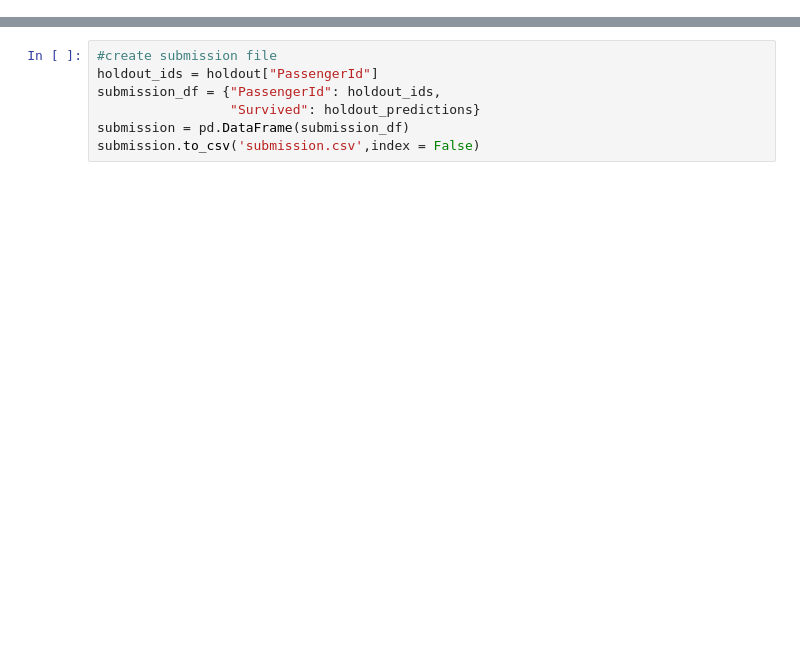
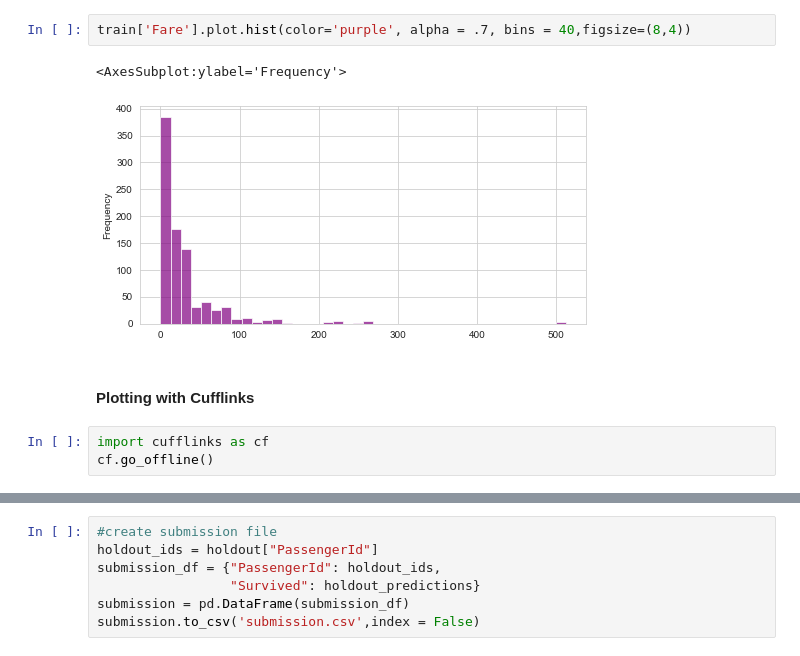
Before and after one commit to samghanbarian/data-science-bootcamp-with-python, a Jupyter notebook: Titanic challenge.ipynb, the cells around one changed output, grey strips where cells are left out. Saved outputs shown, nothing was run; the diff lists cells and outputs as text; blank space fills up the shorter version.

```diff
--- a/Titanic challenge.ipynb
+++ b/Titanic challenge.ipynb
@@ -20,0 +56,10 @@ plt.show
+# %%
+train['Fare'].plot.hist(color='purple', alpha = .7, bins = 40,figsize=(8,4))
+# %% [output]
+<AxesSubplot:ylabel='Frequency'>
+[figure, added]
+# %% [markdown]
+#### Plotting with Cufflinks
+# %%
+import cufflinks as cf
+cf.go_offline()
```
Also changed, not shown: parts of 21 cells of this notebook.
